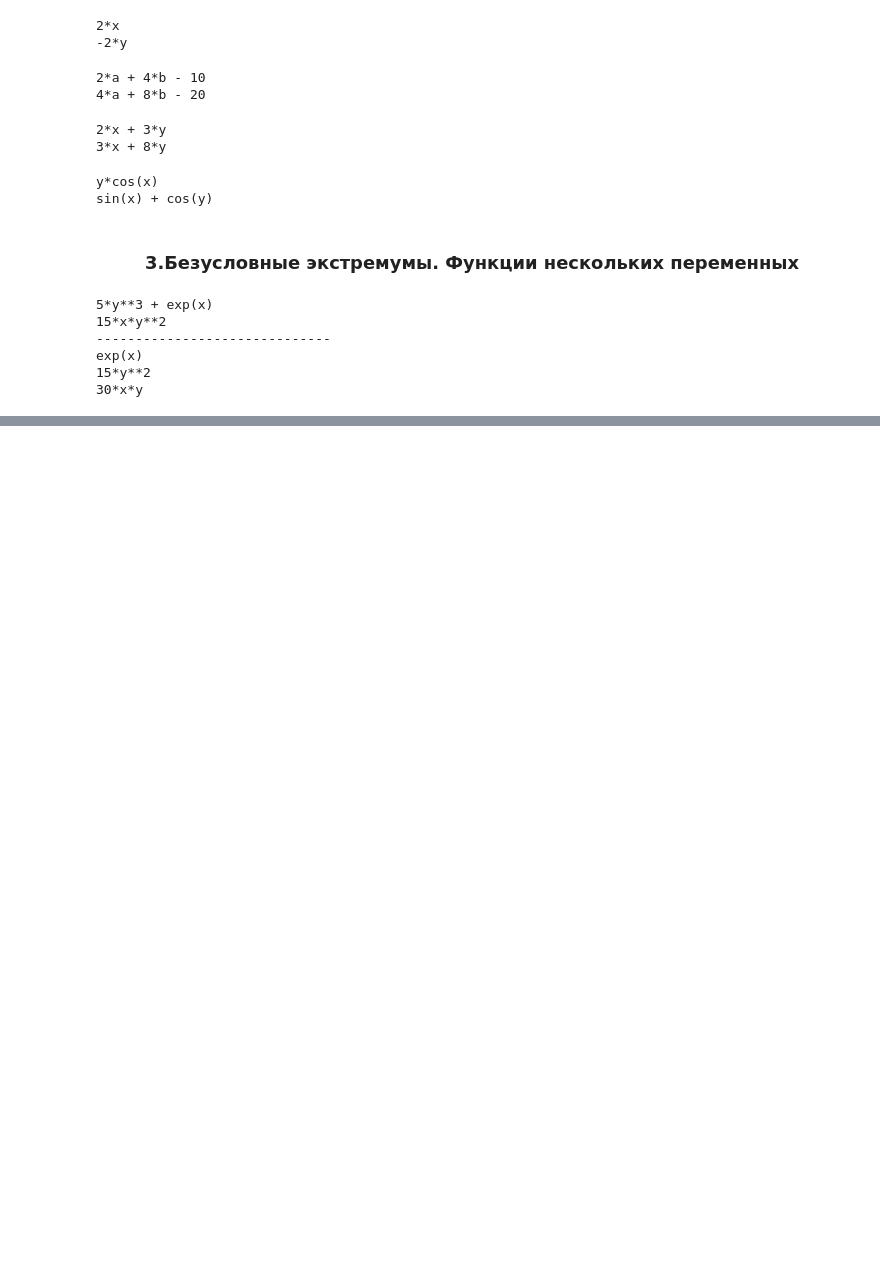
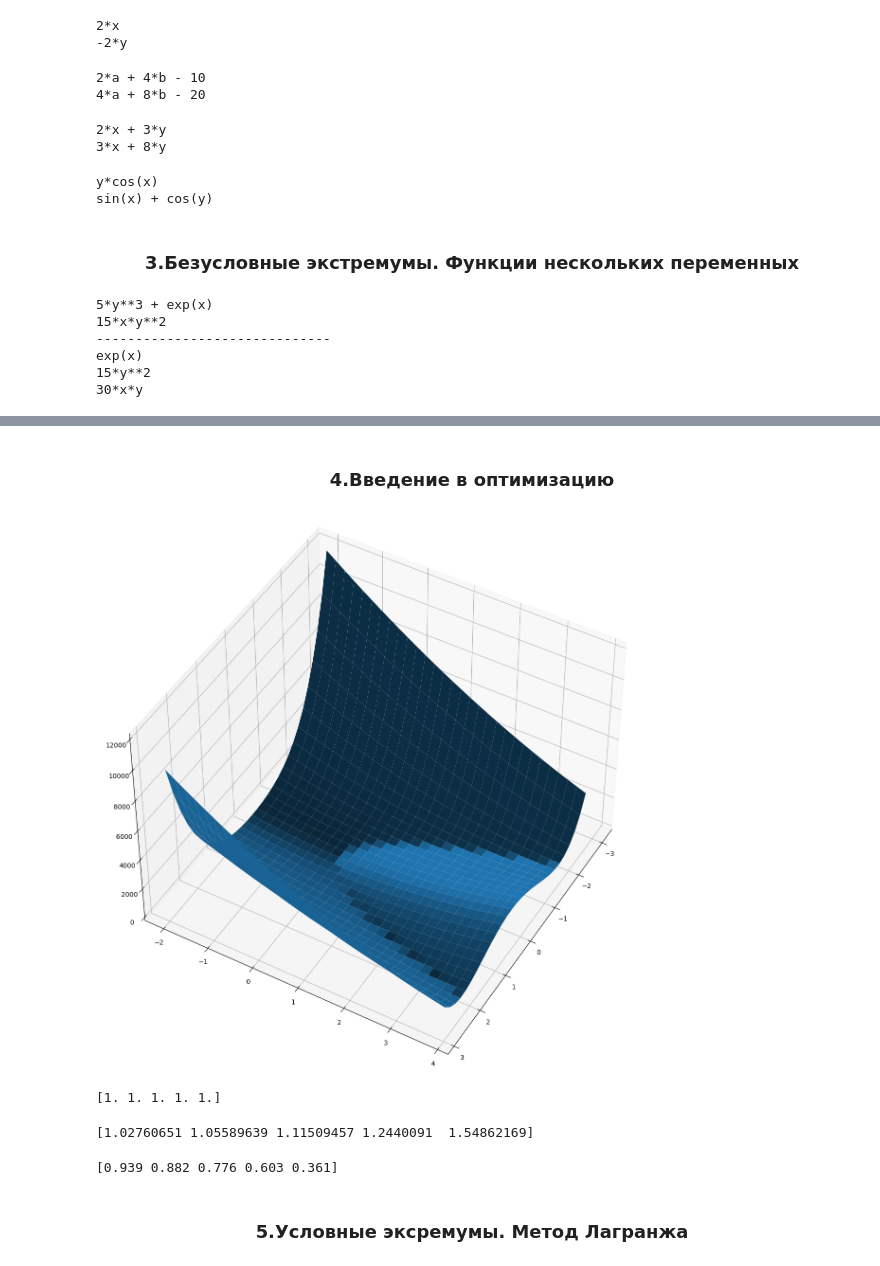
Before and after one commit to Kagemushe/sf_data_science, a Jupyter notebook: Block_5/Block_5_5.ipynb, the cells around one changed output, grey strips where cells are left out. Saved outputs shown, nothing was run; the diff lists cells and outputs as text; code cells hidden in the pictures; blank space fills up the shorter version.

```diff
--- a/Block_5/Block_5_5.ipynb
+++ b/Block_5/Block_5_5.ipynb
@@ -119,0 +164,17 @@ exp(x)
+# %%
+# Задание 3.9
+
+x,y = symbols('x y')
+f = x**3 + y**3 - 3*x*y
+print(f.diff(x))
+print(f.diff(y))
+print('-'*30)
+
+print(f.diff(x,2))
+print(f.diff(y,2))
+print(f.diff(x,y))
+
+eq1 = Eq(3*x**2 - 3*y,0)
+eq2 = Eq(-3*x + 3*y**2,0)
+sol = solve([eq1, eq2], [x ,y])
+sol
@@ -119,0 +193,45 @@ exp(x)
+# %% [markdown]
+### <center>4.Введение в оптимизацию<center>
+# %%
+import numpy as np
+def func_rosen(x):
+    r = np.sum(100*(x[1:] - x[:-1]**2)**2 + (1 - x[:-1])**2, axis=0)
+    return r
+# %%
+import matplotlib.pyplot as plt
+graph = plt.figure(figsize=(25,15))
+ax = graph.add_subplot(projection='3d')
+ax.view_init(45,30)
+x1 = np.arange(-3,3,0.2)
+x2 = np.arange(-2,4,0.2)
+x1,x2 = np.meshgrid(x1,x2)
+y = func_rosen(np.array([x1,x2]))
+surf = ax.plot_surface(x1, x2, y)
+plt.show()
+# %% [output]
+[figure, added]
+# %%
+from scipy.optimize import minimize
+
+x1 = np.array([2.4, 1.5, 2.1, 0.7, 1.1])
+result_point = minimize(func_rosen, x1, method='powell')
+print(result_point.x)
+# %% [output]
+[1. 1. 1. 1. 1.]
+# %%
+x1 = np.array([2.4, 1.5, 2.1, 0.7, 1.1])
+result_point = minimize(func_rosen, x1, method='nelder-mead')
+print(result_point.x)
+# %% [output]
+[1.02760651 1.05589639 1.11509457 1.2440091  1.54862169]
+# %%
+# Задание 4.5
+from scipy.optimize import least_squares
+
+x1 = np.array([2.4, 1.5, 2.1, 0.7, 1.1])
+result_point = least_squares(func_rosen, x1)
+print(np.round(result_point.x,3))
+# %% [output]
+[0.939 0.882 0.776 0.603 0.361]
+# %% [markdown]
+### <center>5.Условные эксремумы. Метод Лагранжа<center>
```
Also changed, not shown: parts of 4 cells of this notebook.
